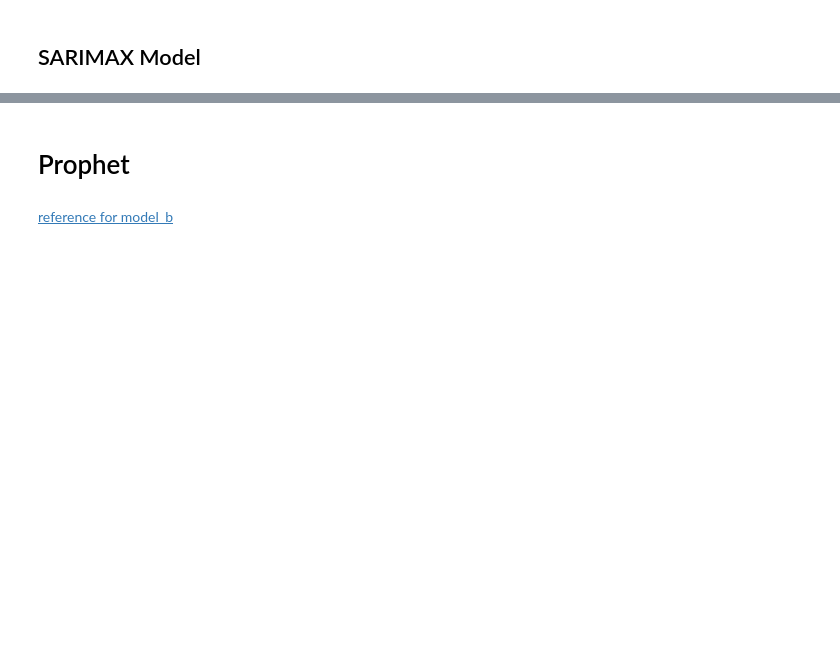
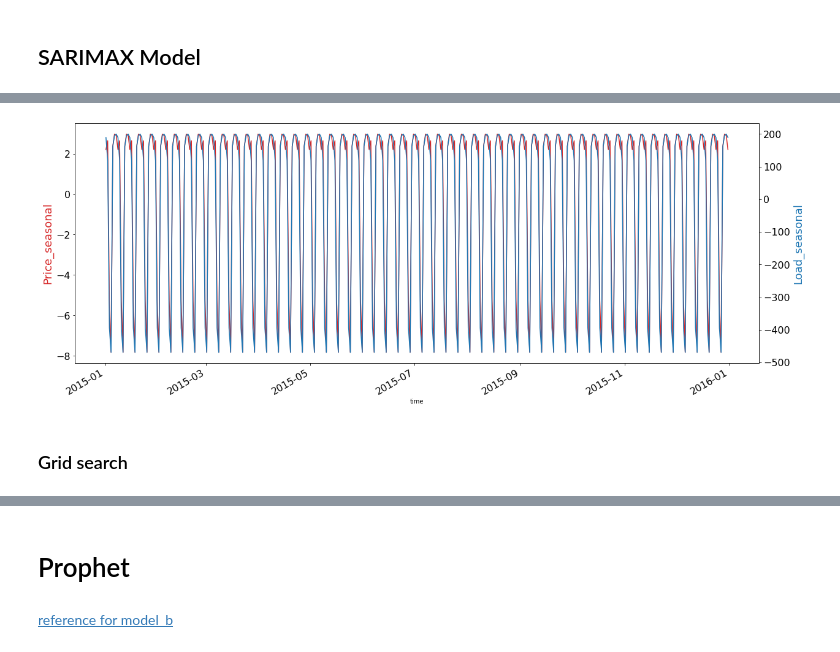
Before and after one commit to Guli-Y/ElectricityPricePredictor, a Jupyter notebook: notebooks/baseline_guli.ipynb, the cells around one changed output, grey strips where cells are left out. Drawn from its saved outputs; the diff is of its cells as text; code cells hidden in the pictures; blank space fills up the shorter version.

```diff
--- a/notebooks/baseline_guli.ipynb
+++ b/notebooks/baseline_guli.ipynb
@@ -284,0 +373,12 @@ test_df = df_daily_mean[2150:]
+# %%
+# compare the seasonality
+fig, ax1 = plt.subplots(figsize=(20,8))
+decompose_price.seasonal.iloc[:365].plot(ax=ax1, fontsize=16, color='tab:red')
+ax1.set_ylabel('Price_seasonal', fontsize=18, color='tab:red')
+ax2 = ax1.twinx()
+decompose_load.seasonal.iloc[:365].plot(ax=ax2, fontsize=16, color='tab:blue')
+ax2.set_ylabel('Load_seasonal', fontsize=18, color='tab:blue');
+# %% [output]
+[figure, added]
+# %% [markdown]
+### Grid search
```
Also changed, not shown: parts of 30 cells of this notebook, 1 other file.
